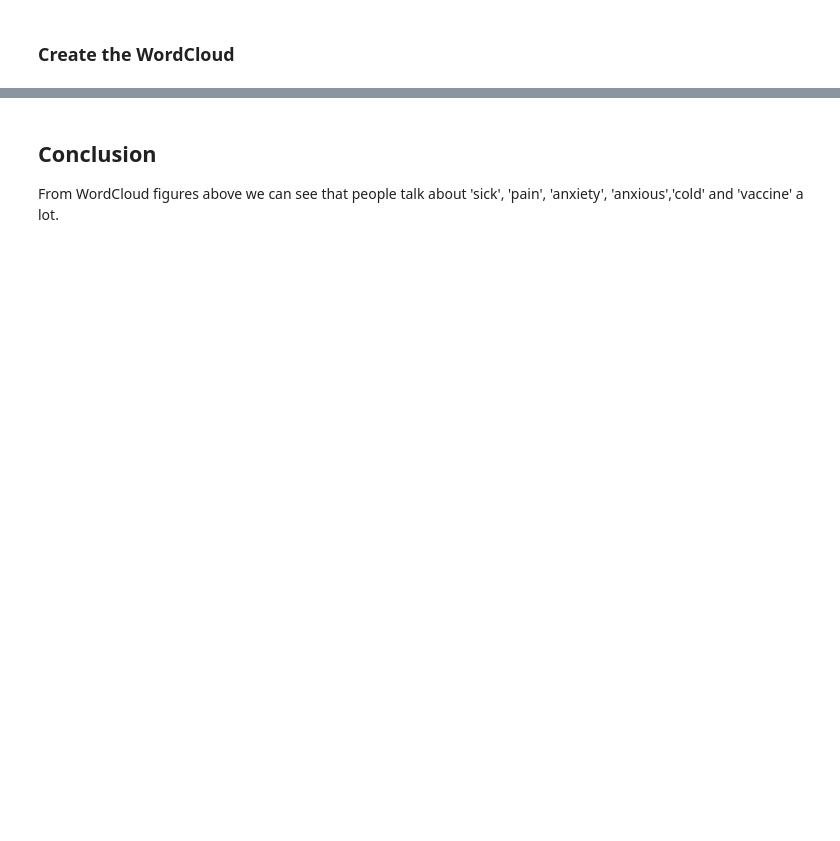
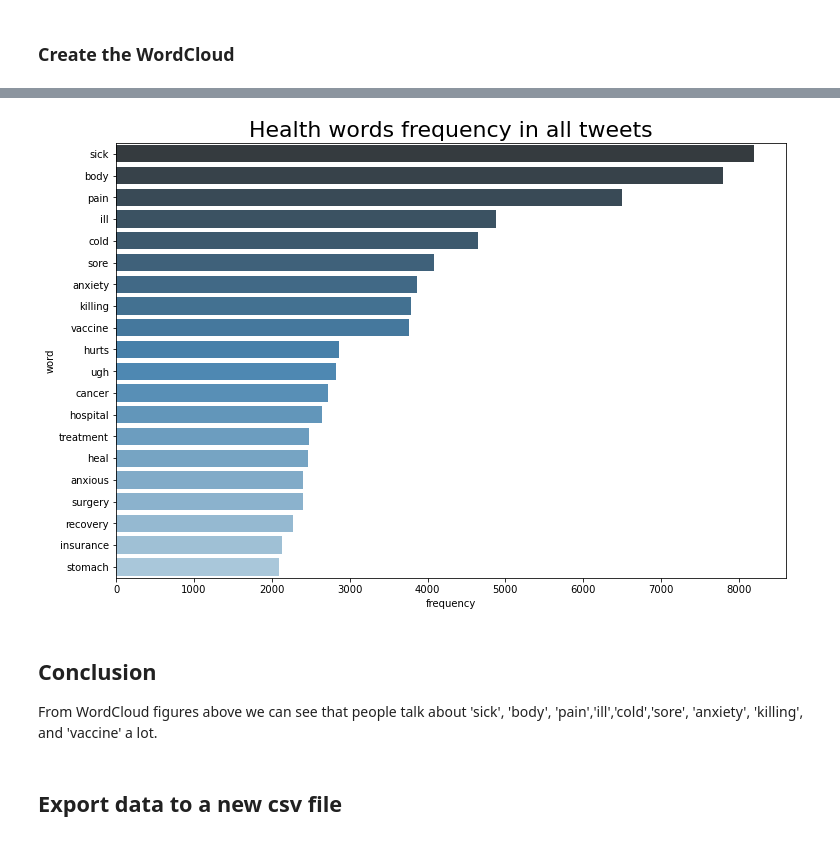
Before and after one commit to yuhan0623/Springboard, a Jupyter notebook: Capstone project-3 Health_Care/3-Exploratory-Data-Analysis.ipynb, the cells around one changed output, grey strips where cells are left out. Saved outputs shown, nothing was run; the diff lists cells and outputs as text; code cells hidden in the pictures; blank space fills up the shorter version.

```diff
--- a/Capstone project-3 Health_Care/3-Exploratory-Data-Analysis.ipynb
+++ b/Capstone project-3 Health_Care/3-Exploratory-Data-Analysis.ipynb
@@ -196,3 +240,12 @@ plt.axis("off")
+# %%
+plt.figure(figsize=(12, 8))
+sns.barplot(x='frequency', y='word', data=keywords_df[:20], palette="Blues_d")
+plt.title("Health words frequency in all tweets", fontsize = 22)
+plt.savefig(r'C:\Users\yuhan\Desktop\Springboard\Capstone project-3 Health_Care\figures\bar_keywords_frequency.png')
+# %% [output]
+[figure, added]
 # %% [markdown]
 ## Conclusion
-From WordCloud figures above we can see that people talk about 'sick', 'pain', 'anxiety', 'anxious','cold' and 'vaccine' a lot.
+From WordCloud figures above we can see that people talk about 'sick', 'body', 'pain','ill','cold','sore', 'anxiety', 'killing', and 'vaccine' a lot.
+# %% [markdown]
+## Export data to a new csv file
```
Also changed, not shown: parts of 26 cells of this notebook, 15 other files.
